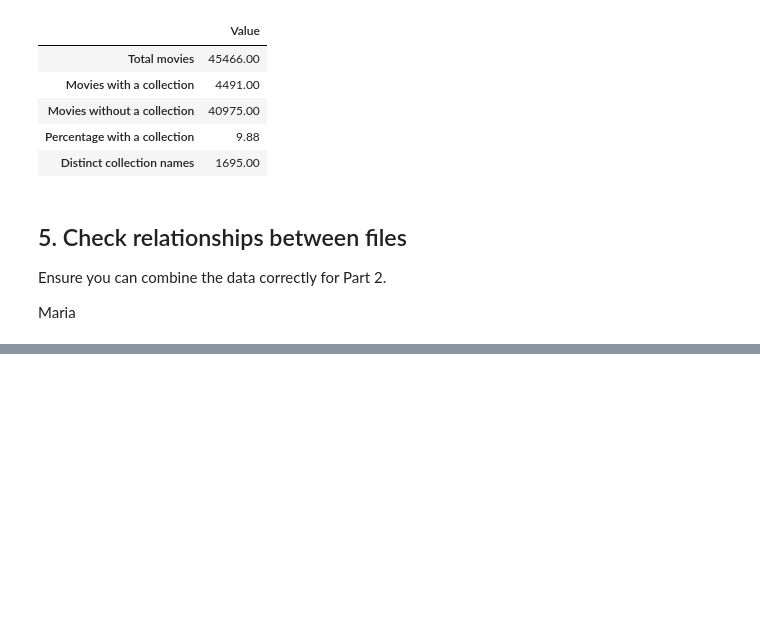
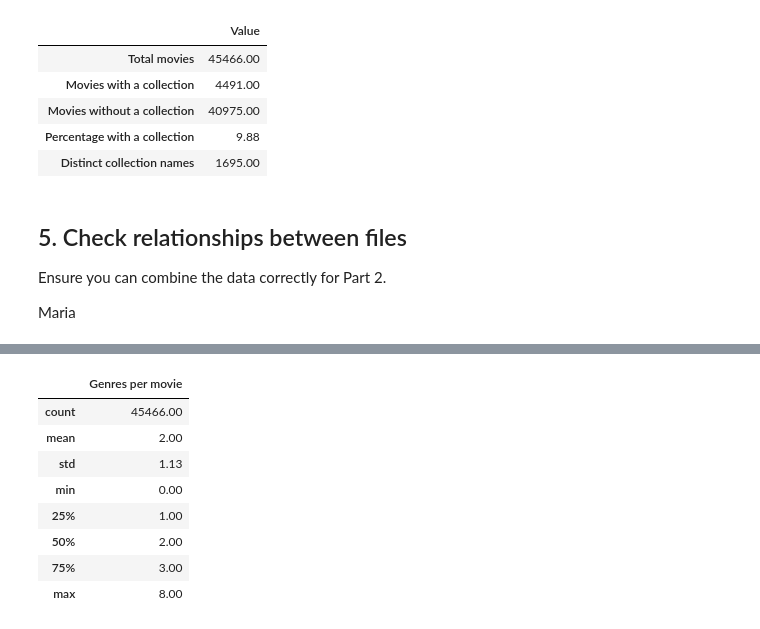
Before and after one commit to mariaagnetha/TDT4225-The-Movies-Dataset, a Jupyter notebook: eda.ipynb, the cells around one changed output, grey strips where cells are left out. Saved outputs shown, nothing was run; the diff lists cells and outputs as text; code cells hidden in the pictures; blank space fills up the shorter version.

```diff
--- a/eda.ipynb
+++ b/eda.ipynb
@@ -690,0 +1108,90 @@ Maria
+# %%
+# 6.4 Metadata fields for assignment queries
+metadata_df = parsed_data["metadata"].copy()
+
+metadata_df["release_date_parsed"] = pd.to_datetime(
+    metadata_df["release_date"],
+    errors="coerce"
+)
+
+metadata_df["release_year"] = metadata_df["release_date_parsed"].dt.year
+
+metadata_df["release_decade"] = (
+    (metadata_df["release_year"] // 10) * 10
+).astype("Int64")
+
+def get_primary_genre(value):
+    if isinstance(value, list) and value:
+        first_genre = value[0]
+        if isinstance(first_genre, dict):
+            return first_genre.get("name")
+    return None
+
+metadata_df["primary_genre"] = metadata_df["genres"].apply(
+    get_primary_genre
+)
+
+decade_genre_summary = pd.DataFrame({
+    "Value": [
+        metadata_df["release_year"].notna().sum(),
+        metadata_df["release_decade"].nunique(),
+        metadata_df["primary_genre"].nunique(),
+        metadata_df["primary_genre"].isna().sum()
+    ]
+}, index=[
+    "Movies with a valid release year",
+    "Distinct release decades",
+    "Distinct primary genres",
+    "Movies without a primary genre"
+])
+
+display(
+    decade_genre_summary
+    .rename_axis(None)
+    .style
+    .set_caption("Release year and primary genre overview")
+)
+
+genre_counts = []
+
+for genres in metadata_df["genres"]:
+    if isinstance(genres, list):
+        genre_counts.append(len({
+            genre.get("name")
+            for genre in genres
+            if isinstance(genre, dict) and genre.get("name")
+        }))
+    else:
+        genre_counts.append(0)
+
+metadata_df["genre_count"] = genre_counts
+
+display(
+    metadata_df["genre_count"]
+    .describe()
+    .rename_axis(None)
+    .to_frame(name="Genres per movie")
+    .style
+    .set_caption("Summary statistics for genres per movie")
+    .format("{:.2f}")
+)
+
+text_field_summary = pd.DataFrame({
+    "Non-empty records": [
+        metadata_df["overview"].fillna("").astype(str).str.strip().ne("").sum(),
+        metadata_df["tagline"].fillna("").astype(str).str.strip().ne("").sum()
+    ],
+    "Empty records": [
+        metadata_df["overview"].fillna("").astype(str).str.strip().eq("").sum(),
+        metadata_df["tagline"].fillna("").astype(str).str.strip().eq("").sum()
+    ]
+}, index=["Overview", "Tagline"])
+
+display(
+    text_field_summary
+    .rename_axis(None)
+    .style
+    .set_caption("Text-field availability for movie search")
+    .format("{:,.0f}")
+)
+# %% [output]
@@ -690,0 +1205,9 @@ Maria
+|  | Genres per movie |
+| count | 45466.00 |
+| mean | 2.00 |
+| std | 1.13 |
+| min | 0.00 |
+| 25% | 1.00 |
+| 50% | 2.00 |
+| 75% | 3.00 |
+| max | 8.00 |
```
Also changed, not shown: parts of 9 cells of this notebook.
